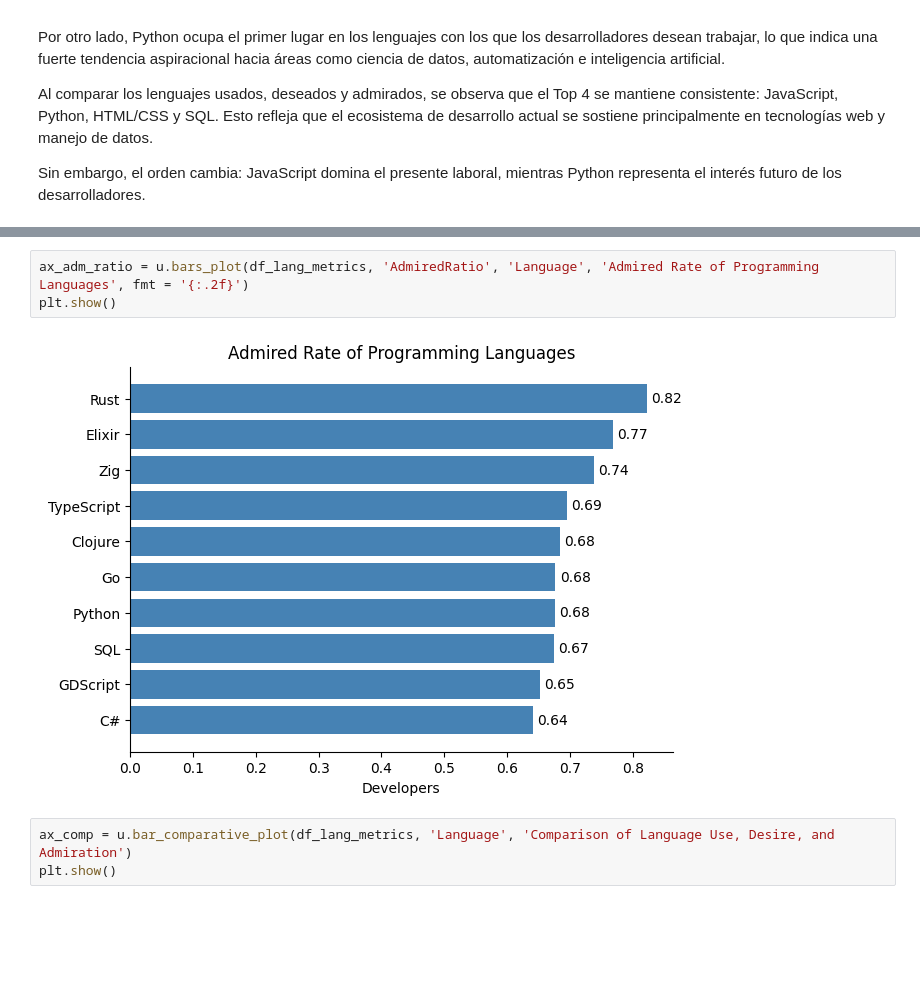
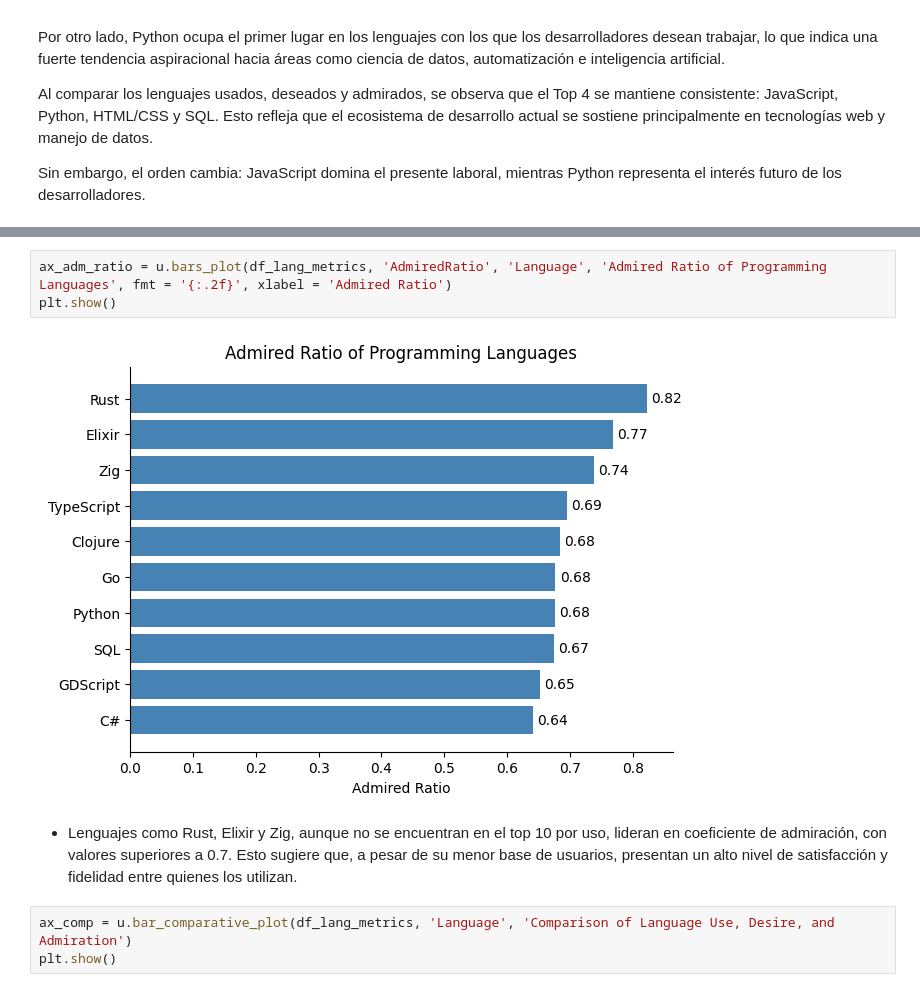
Before and after one commit to MKProjectss/data-analysis-portfolio, a Jupyter notebook: proyecto-final-habilidades-en-demanda/04_Analizar/02_Languages.ipynb, the cells around one changed output, grey strips where cells are left out. Drawn from its saved outputs; the diff is of its cells as text; blank space fills up the shorter version.

```diff
--- a/proyecto-final-habilidades-en-demanda/04_Analizar/02_Languages.ipynb
+++ b/proyecto-final-habilidades-en-demanda/04_Analizar/02_Languages.ipynb
@@ -46,8 +53,10 @@ plt.show()
 # %%
-ax_adm_ratio = u.bars_plot(df_lang_metrics, 'AdmiredRatio', 'Language', 'Admired Rate of Programming Languages', fmt = '{:.2f}')
+ax_adm_ratio = u.bars_plot(df_lang_metrics, 'AdmiredRatio', 'Language', 'Admired Ratio of Programming Languages', fmt = '{:.2f}', xlabel = 'Admired Ratio')
 plt.show()
 # %% [output]
-[figure, old version]
+[figure, new version]
+# %% [markdown]
+- Lenguajes como Rust, Elixir y Zig, aunque no se encuentran en el top 10 por uso, lideran en coeficiente de admiración, con valores superiores a 0.7. Esto sugiere que, a pesar de su menor base de usuarios, presentan un alto nivel de satisfacción y fidelidad entre quienes los utilizan.
 # %%
 ax_comp = u.bar_comparative_plot(df_lang_metrics, 'Language', 'Comparison of Language Use, Desire, and Admiration')
 plt.show()
```
Also changed, not shown: parts of 32 cells of this notebook, 3 other files.
